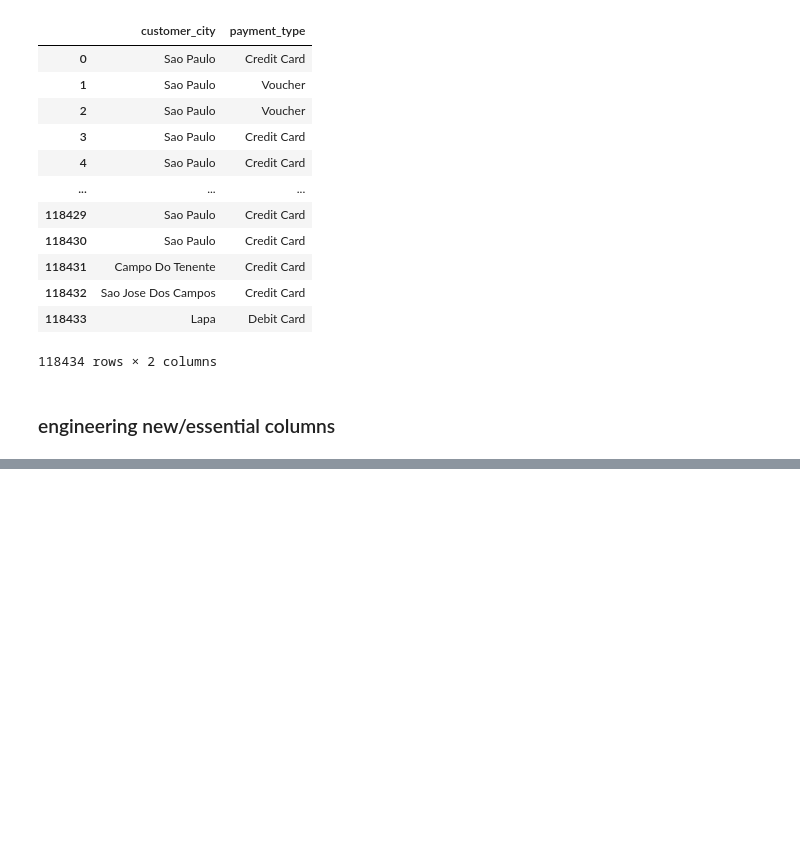
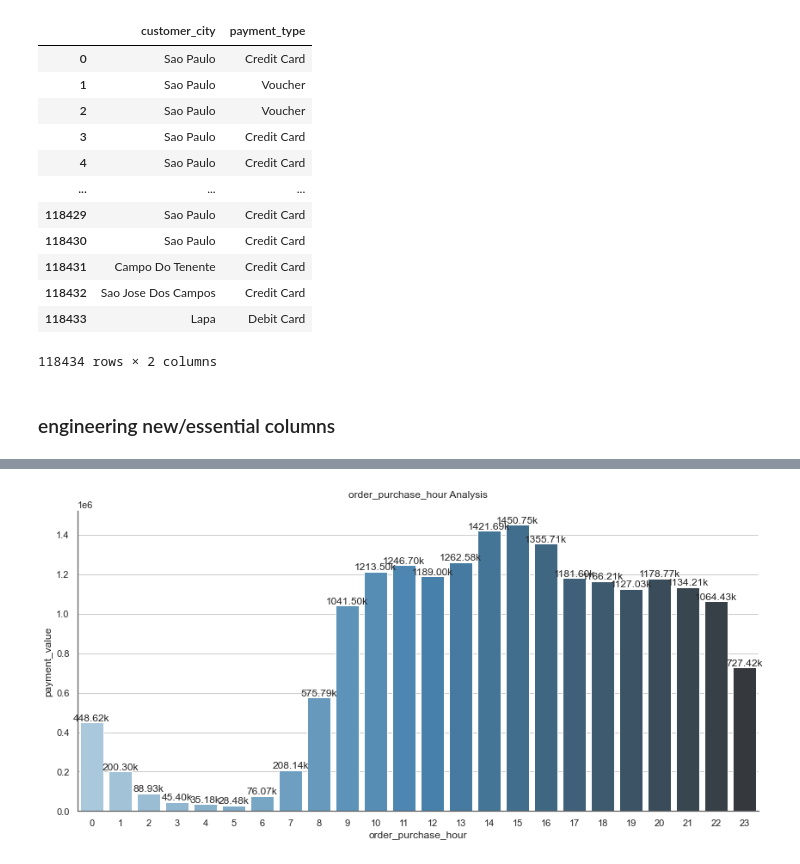
Before and after one commit to Sogum0503/-_-, a Jupyter notebook: PROJECT/Olist_E-Commorce_DA_Project.ipynb, the cells around one changed output, grey strips where cells are left out. Drawn from its saved outputs; the diff is of its cells as text; code cells hidden in the pictures; blank space fills up the shorter version.

```diff
--- a/PROJECT/Olist_E-Commorce_DA_Project.ipynb
+++ b/PROJECT/Olist_E-Commorce_DA_Project.ipynb
@@ -198,0 +551,3 @@ df[['customer_city','payment_type']]
+# %%
+df_hour = df.groupby(['order_purchase_hour'])['payment_value'].sum().reset_index()
+df_hour
@@ -198,0 +572,8 @@ df[['customer_city','payment_type']]
+# %%
+fig, ax = plt.subplots(figsize = (12,6))
+sns.set(palette = 'muted', color_codes = True, style='whitegrid')
+bar_plot(x = 'order_purchase_hour', y = 'payment_value', df = df_hour, value = True)
+ax.tick_params(axis = 'x')
+plt.show()
+# %% [output]
+[figure, added]
```
Also changed, not shown: parts of 90 cells of this notebook.
